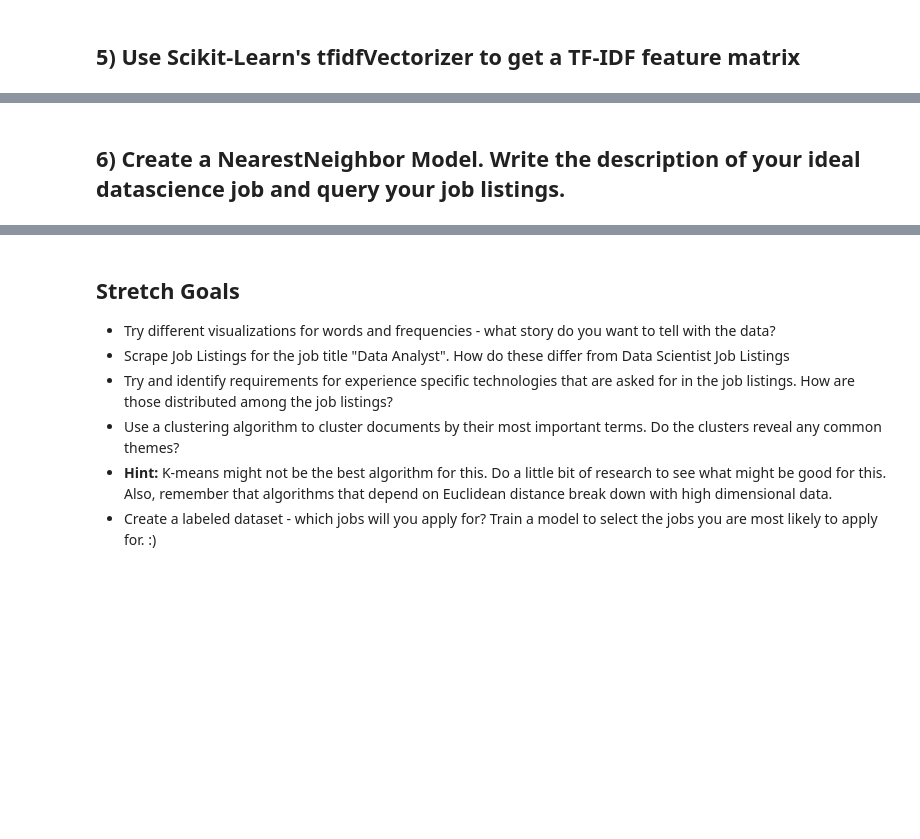
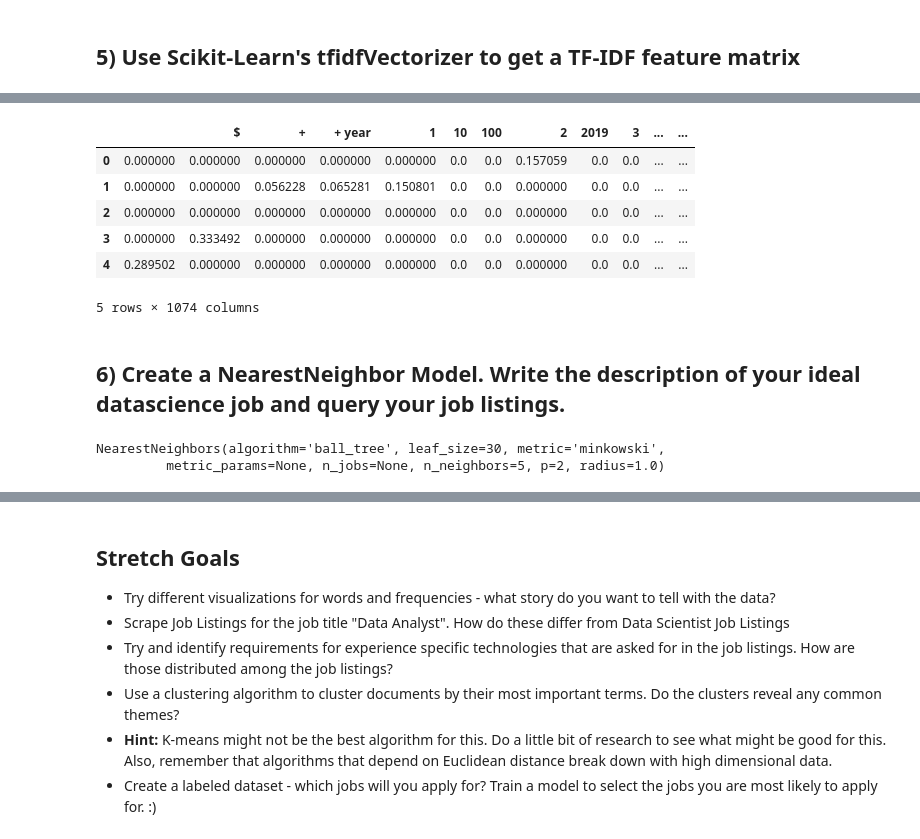
Before and after one commit to noreallyimfine/DS-Unit-4-Sprint-1-NLP, a Jupyter notebook: module2-vector-representations/LS_DS_412_Vector_Representations_Assignment.ipynb, the cells around one changed output, grey strips where cells are left out. Saved outputs shown, nothing was run; the diff lists cells and outputs as text; code cells hidden in the pictures; blank space fills up the shorter version.

```diff
--- a/module2-vector-representations/LS_DS_412_Vector_Representations_Assignment.ipynb
+++ b/module2-vector-representations/LS_DS_412_Vector_Representations_Assignment.ipynb
@@ -109,0 +207,10 @@ raise Exception("\nThis task is not complete. \nReplace this line with your code
+# %%
+tfidf = TfidfVectorizer(stop_words='english', min_df=0.05, max_df=0.95, ngram_range=(1,2))
+
+tfidf.fit(data)
+
+sparse = tfidf.transform(data)
+
+dtm = pd.DataFrame(sparse.todense(), columns=tfidf.get_feature_names())
+
+dtm.head()
@@ -110,2 +225,20 @@ raise Exception("\nThis task is not complete. \nReplace this line with your code
+# %%
+tfidf = TfidfVectorizer(tokenizer=tokenize, min_df=0.05, max_df=0.95, ngram_range=(1,2))
+
+tfidf.fit(data)
+
+sparse = tfidf.transform(data)
+
+dtm = pd.DataFrame(sparse.todense(), columns=tfidf.get_feature_names())
+
+dtm.head()
+# %% [output]
+|  |  | $ | + | + year | 1 | 10 | 100 | 2 | 2019 | 3 | ... | ... |
+| 0 | 0.000000 | 0.000000 | 0.000000 | 0.000000 | 0.000000 | 0.0 | 0.0 | 0.157059 | 0.0 | 0.0 | ... | ... |
+| 1 | 0.000000 | 0.000000 | 0.056228 | 0.065281 | 0.150801 | 0.0 | 0.0 | 0.000000 | 0.0 | 0.0 | ... | ... |
+| 2 | 0.000000 | 0.000000 | 0.000000 | 0.000000 | 0.000000 | 0.0 | 0.0 | 0.000000 | 0.0 | 0.0 | ... | ... |
+| 3 | 0.000000 | 0.333492 | 0.000000 | 0.000000 | 0.000000 | 0.0 | 0.0 | 0.000000 | 0.0 | 0.0 | ... | ... |
+| 4 | 0.289502 | 0.000000 | 0.000000 | 0.000000 | 0.000000 | 0.0 | 0.0 | 0.000000 | 0.0 | 0.0 | ... | ... |
+5 rows × 1074 columns
 # %% [markdown]
 ## 6) Create a NearestNeighbor Model. Write the description of your ideal datascience job and query your job listings.
@@ -114,0 +247,7 @@ raise Exception("\nThis task is not complete. \nReplace this line with your code
+# %%
+nn = NearestNeighbors(n_neighbors=5, algorithm='ball_tree')
+
+nn.fit(dtm)
+# %% [output]
+NearestNeighbors(algorithm='ball_tree', leaf_size=30, metric='minkowski',
+         metric_params=None, n_jobs=None, n_neighbors=5, p=2, radius=1.0)
```
Also changed, not shown: parts of 18 cells of this notebook.
